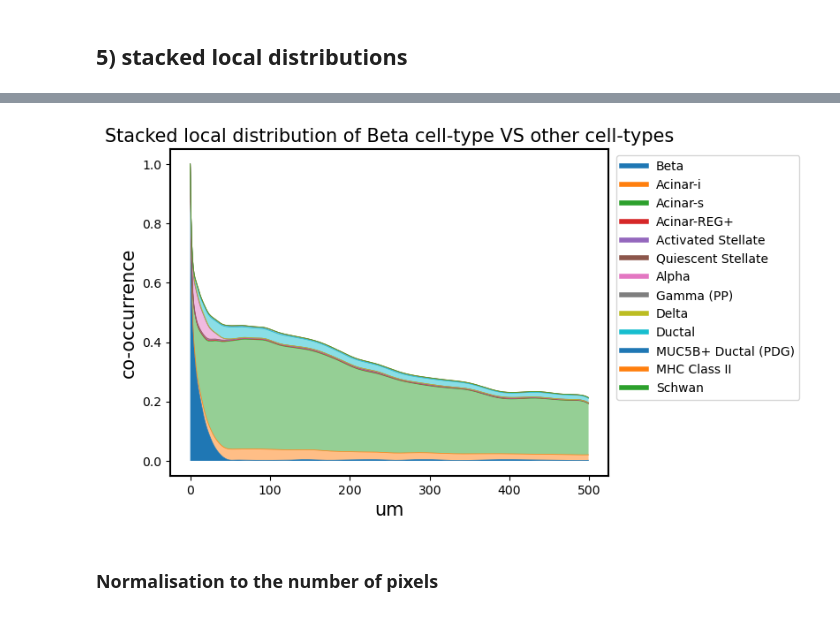
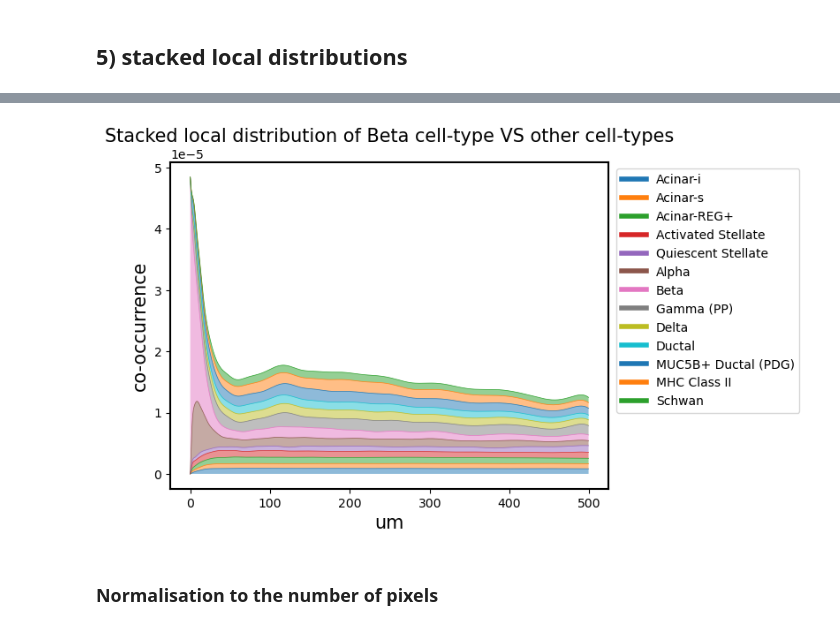
Before and after one commit to HiDiHlabs/sonar, a Jupyter notebook: sonar/plotting_functions_test.ipynb, the cells around one changed output, grey strips where cells are left out. Saved outputs shown, nothing was run; the diff lists cells and outputs as text; code cells hidden in the pictures.

Commit message:
stacked local distributions plot normalized

```diff
--- a/sonar/plotting_functions_test.ipynb
+++ b/sonar/plotting_functions_test.ipynb
@@ -38,7 +35,6 @@ cluster_labels = [
 ]
 # %%
 relevant_cluster_labels =  [
-     'background',
  'Acinar-i',
  'Acinar-s',
  'Acinar-REG+',
@@ -84,7 +80,7 @@ rad_ = 500
 lin = 1
 
 son = sonar.Sonar(max_radius=rad_,linear_steps=lin, edge_correction=True)
-cooc_template_ = son.co_occurrence_from_tensor(rescaled,interpolate=True)
+cooc_template_ = son.co_occurrence_from_tensor(rescaled[1:],interpolate=True)
 # %% [markdown]
 ## 1) Simple plot
 # %%
@@ -385,57 +393,39 @@ stacked_cooc_plot(cooc_template_, 7)
 # %%
-# function parameteres
 cooc_curves_res = cooc_template_
-cell_type = 7
-cell_type_labels = cluster_labels
+cell_type = 6
+cell_type_labels = relevant_cluster_labels
 um_per_px = 1.0
 
 
-# preparation of the list of cell-types that are to be generated after the selected cell-type
-cell_type_sum = 0
-ct_list = list(range(1,14))
-ct_list.remove(cell_type)
-cell_type_sum = cooc_curves_res[cell_type,cell_type].copy()
 
-Y = cooc_curves_res[cell_type,cell_type]  #/tissue_pixels[i]
-X = np.arange(len(Y))*um_per_px
-
-# calculation of the tissue area of each cell-type
-tissue_pixels = []
-for i in ct_list:
-    pix_agreg = np.sum(rescaled[i])
-    tissue_pixels.append(pix_agreg)
+ct_list = list(range(0,13))
+cell_type_sum = np.zeros(500)
 
 fig, ax = plt.subplots()
 
 ax.set_ylabel("co-occurrence")
 ax.set_xlabel("um")
 ax.set_title(f"Stacked local distribution of {cell_type_labels[cell_type]} cell-type VS other cell-types")
 
-# plotting of a selected cell-type
-ax.plot(cell_type_sum, linewidth=0.5, label=cluster_labels[cell_type])
-ax.fill_between(X,cell_type_sum,0)
-
-# plotting of other cell-types
+ # plotting of other cell-types
 for i in ct_list:
-    Y = cooc_curves_res[cell_type,i]  #/tissue_pixels[i]
+    Y = cooc_curves_res[cell_type,i]/tissue_pixels[i]
     X = np.arange(len(Y))*um_per_px
     prev = cell_type_sum.copy()
     cell_type_sum += Y
     ax.fill_between(X,cell_type_sum,prev, alpha = 0.5)
-    ax.plot(cell_type_sum, label=cluster_labels[i], linewidth=0.5)
+    ax.plot(cell_type_sum, label=cell_type_labels[i], linewidth=0.5)
 
-    # get the legend object
+# get the legend object
 leg = ax.legend(loc='upper right', bbox_to_anchor=(1.45, 1))
 
-    # change the line width for the legend
+# change the line width for the legend
 for line in leg.get_lines():
     line.set_linewidth(4.0)
 
-# ax.set_ylim(-0.01, 0.4)
-
 plt.show()
 # %% [output]
-[figure, old version]
+[figure, new version]
 # %% [markdown]
 ### Normalisation to the number of pixels
 # %%
```
Also changed, not shown: parts of 29 cells of this notebook.
